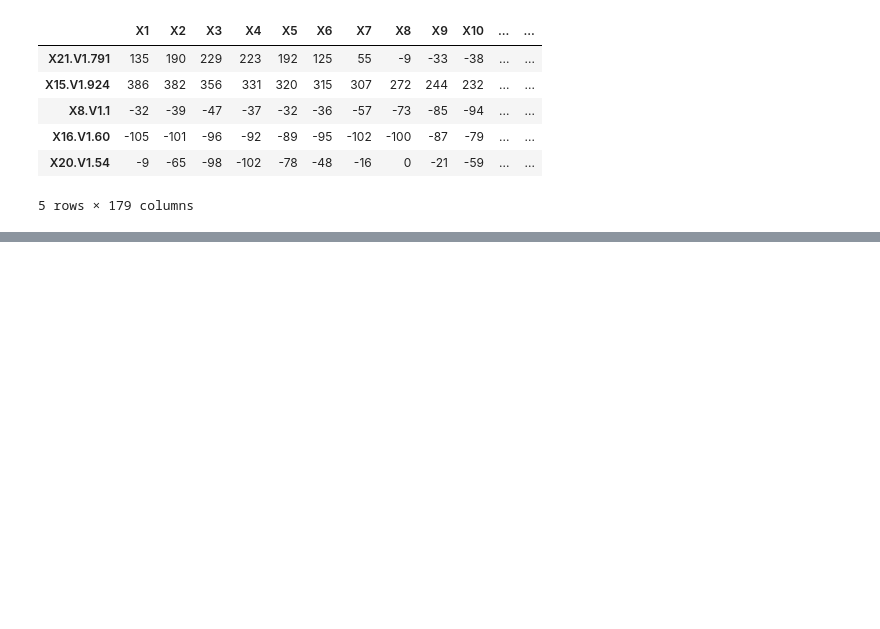
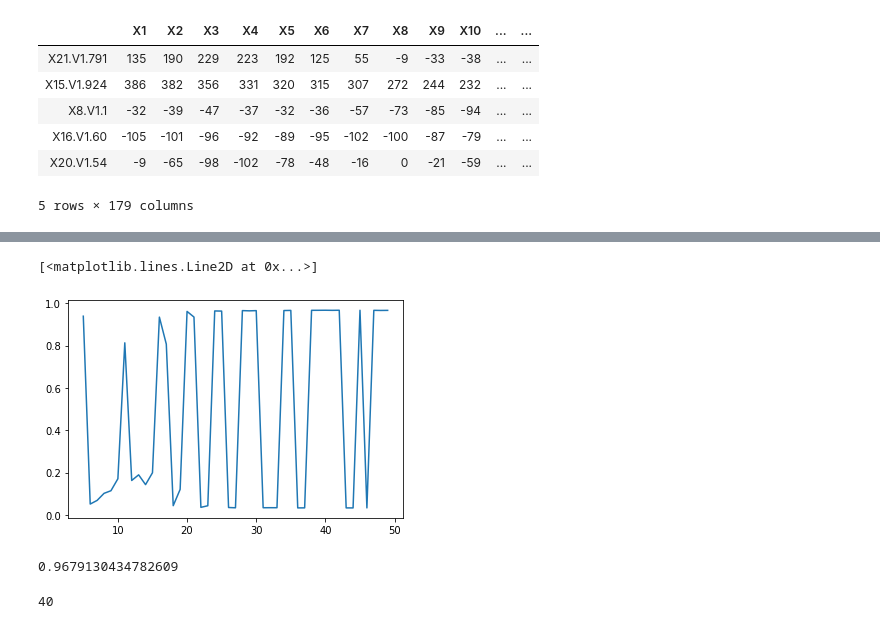
Before and after one commit to F4L2/devoirs, a Jupyter notebook: SPLEX/Projet/projet.ipynb, the cells around one changed output, grey strips where cells are left out. Cells and saved outputs as stored; diff of their text form; code cells hidden in the pictures; blank space fills up the shorter version.

```diff
--- a/SPLEX/Projet/projet.ipynb
+++ b/SPLEX/Projet/projet.ipynb
@@ -47,0 +395,3 @@ df.head()
+# %%
+X = df_bin[df_bin.columns[:-1]].values
+y = df_bin['y'].values
@@ -47,0 +404,4 @@ df.head()
+# %%
+HMM = hmm.GaussianHMM(n_components=2, n_iter = 100, covariance_type="full") #binary
+
+HMM.fit(X)
@@ -47,0 +414,5 @@ df.head()
+# %%
+y_hat = HMM.predict(X)
+
+HMM_score_real = sum( [1 if(y_t == y_est) else 0 for y_t,y_est in zip(y, y_hat)] ) / len(y)
+HMM_score_real
@@ -47,0 +423,31 @@ df.head()
+# %%
+HMM = hmm.GaussianHMM(n_components=2, n_iter=50, covariance_type="full") #binary
+score_dic = {}
+
+for states in range(5, 50):
+
+    df_disc = df.copy()
+    l=[]
+    for col in df_disc.columns[:-1].values:
+        bins = np.linspace(min(df_disc[col]), max(df_disc[col]), states)
+        l.append(pd.DataFrame(np.digitize(df_disc[col], bins),columns=[col]))
+
+    classes = df_bin['y'].reset_index()
+    l.append(classes["y"])
+
+    df_disc=pd.concat(l, join='outer', axis=1)
+    df_disc.reset_index()
+
+    X = df_disc[df_disc.columns[:-1]].values
+    y = df_disc['y'].values
+
+
+    HMM.fit(X)
+    y_hat = HMM.predict(X)
+
+    HMM_score = sum( [1 if(y_t == y_est) else 0 for y_t,y_est in zip(y, y_hat)] ) / len(y)
+    score_dic[states] = HMM_score
+
+    print(states, HMM.monitor_.converged)
+
+score_dic
@@ -47,0 +489,15 @@ df.head()
+# %%
+plt.plot( range(5,50), list(score_dic.values()) )
+# %% [output]
+[<matplotlib.lines.Line2D at 0x...>]
+[figure, added]
+# %%
+HMM_discr_score = max(list(score_dic.values()))
+HMM_discr_score
+# %% [output]
+0.9679130434782609
+# %%
+opt_states = np.argmax(np.array(list(score_dic.values()))) + 5
+opt_states
+# %% [output]
+40
```
Also changed, not shown: parts of 56 cells of this notebook, 37 other files.
